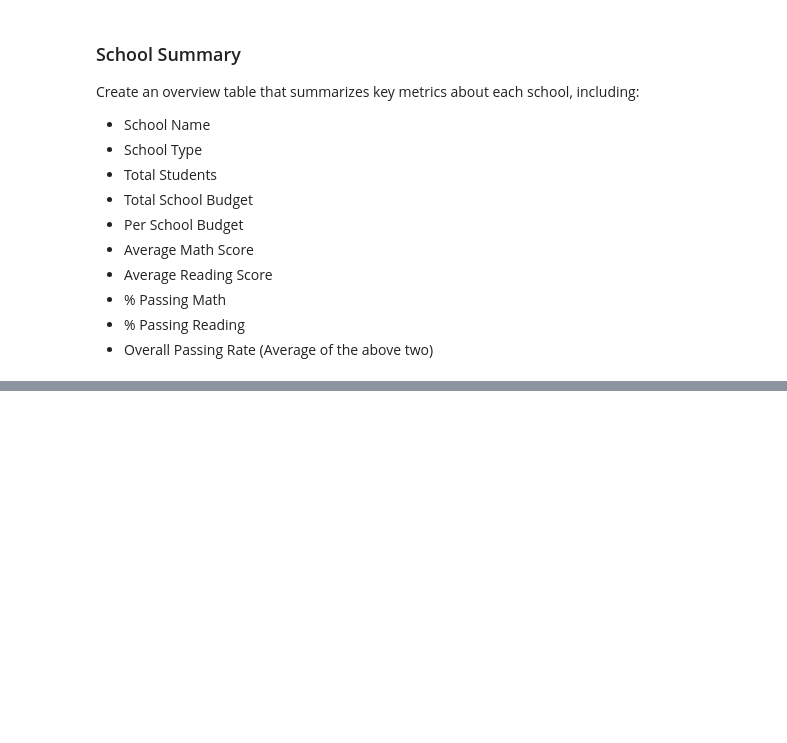
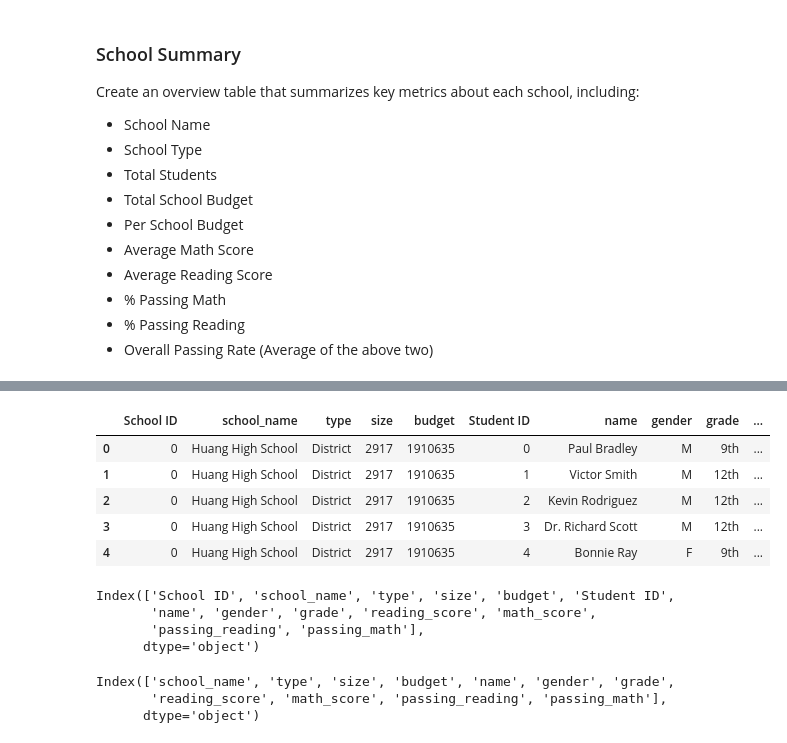
Before and after one commit to gaguinaldo/uscdatabootcamp, a Jupyter notebook: hw-4/hw-4_gta_submission.ipynb, the cells around one changed output, grey strips where cells are left out. Drawn from its saved outputs; the diff is of its cells as text; code cells hidden in the pictures; blank space fills up the shorter version.

```diff
--- a/hw-4/hw-4_gta_submission.ipynb
+++ b/hw-4/hw-4_gta_submission.ipynb
@@ -52,3 +55,23 @@ df_students.head()
 | 2 | 2 | Kevin Rodriguez | M | 12th | Huang High School | 90 | 60 |
 | 3 | 3 | Dr. Richard Scott | M | 12th | Huang High School | 67 | 58 |
 | 4 | 4 | Bonnie Ray | F | 9th | Huang High School | 97 | 84 |
+# %%
+#Define functions that determine if the student received a passing score
+
+def passing_reading(c):
+    if c['reading_score'] > 69:
+        return 1
+    else:
+        return 0
+
+def passing_math(c):
+    if c['math_score'] > 69:
+        return 1
+    else:
+        return 0
+# %%
+#Apply functions to create new columns in dataframe
+
+df_students['passing_reading'] = df_students.apply(passing_reading, axis = 1)
+df_students['passing_math'] = df_students.apply(passing_math, axis=1)
+df_students.head()
@@ -153,3 +228,8 @@ Create an overview table that summarizes key metrics about each school, includin
 + % Passing Math
 + % Passing Reading
 + Overall Passing Rate (Average of the above two)
+# %%
+#In order to do an inner join, there must be a common key in both datasets.  Base the common key off of the school name.
+
+df_students1 = df_students.rename(columns={'school':'school_name'})
+df_students1.head()
@@ -155,0 +253,19 @@ Create an overview table that summarizes key metrics about each school, includin
+# %%
+df_merge = pd.merge(df_schoo11, df_students1, on='school_name')
+df_merge.head()
+# %% [output]
+|  | School ID | school_name | type | size | budget | Student ID | name | gender | grade | ... |
+| 0 | 0 | Huang High School | District | 2917 | 1910635 | 0 | Paul Bradley | M | 9th | ... |
+| 1 | 0 | Huang High School | District | 2917 | 1910635 | 1 | Victor Smith | M | 12th | ... |
+| 2 | 0 | Huang High School | District | 2917 | 1910635 | 2 | Kevin Rodriguez | M | 12th | ... |
+| 3 | 0 | Huang High School | District | 2917 | 1910635 | 3 | Dr. Richard Scott | M | 12th | ... |
+| 4 | 0 | Huang High School | District | 2917 | 1910635 | 4 | Bonnie Ray | F | 9th | ... |
+# %%
+#Review all column names from dataframe
+
+df_merge.columns
+# %% [output]
+Index(['School ID', 'school_name', 'type', 'size', 'budget', 'Student ID',
+       'name', 'gender', 'grade', 'reading_score', 'math_score',
+       'passing_reading', 'passing_math'],
+      dtype='object')
@@ -155,0 +276,8 @@ Create an overview table that summarizes key metrics about each school, includin
+# %%
+#Review all column names from dataframe once the drop has occured
+
+df_merge.columns
+# %% [output]
+Index(['school_name', 'type', 'size', 'budget', 'name', 'gender', 'grade',
+       'reading_score', 'math_score', 'passing_reading', 'passing_math'],
+      dtype='object')
```
Also changed, not shown: parts of 34 cells of this notebook.
